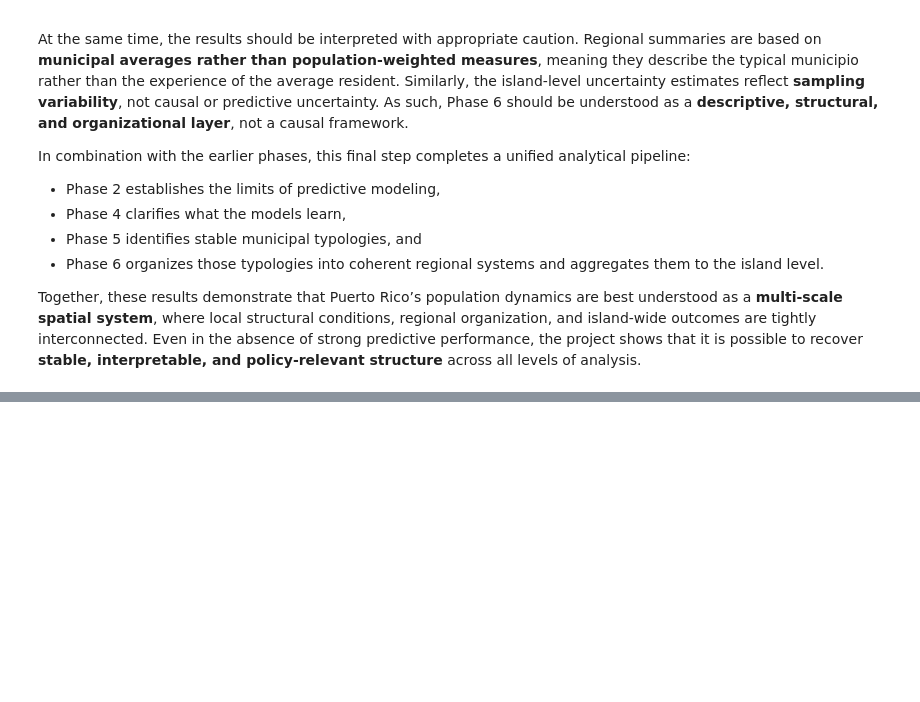
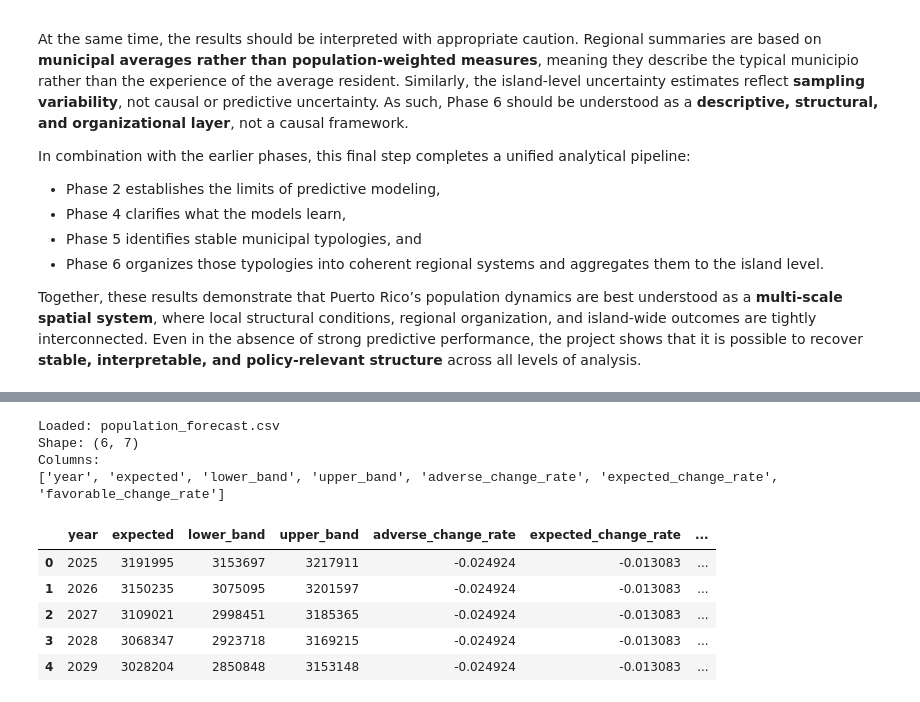
Before and after one commit to Venettov/CAPSTONE_DATA_SCIENCE_RIVERARUIZ, a Jupyter notebook: analysis/Phase6_Regional_Systems_Spatial_Coherence_and_Cross_Scale_Structure.ipynb, the cells around one changed output, grey strips where cells are left out. Drawn from its saved outputs; the diff is of its cells as text; code cells hidden in the pictures; blank space fills up the shorter version.

```diff
--- a/analysis/Phase6_Regional_Systems_Spatial_Coherence_and_Cross_Scale_Structure.ipynb
+++ b/analysis/Phase6_Regional_Systems_Spatial_Coherence_and_Cross_Scale_Structure.ipynb
@@ -1688,0 +1956,34 @@ Together, these results demonstrate that Puerto Rico’s population dynamics are
+# %%
+from pathlib import Path
+import pandas as pd
+
+analysis_dir = Path(".")
+
+forecast_candidates = [
+    analysis_dir / "population_forecast.csv",
+    analysis_dir / ".." / "analysis" / "population_forecast.csv",
+    analysis_dir / ".." / "population_forecast.csv",
+]
+forecast_path = next((p for p in forecast_candidates if p.exists()), None)
+
+if forecast_path is None:
+    raise FileNotFoundError("Could not find population_forecast.csv")
+
+forecast_df = pd.read_csv(forecast_path)
+
+print("Loaded:", forecast_path)
+print("Shape:", forecast_df.shape)
+print("Columns:")
+print(list(forecast_df.columns))
+display(forecast_df.head())
+# %% [output]
+Loaded: population_forecast.csv
+Shape: (6, 7)
+Columns:
+['year', 'expected', 'lower_band', 'upper_band', 'adverse_change_rate', 'expected_change_rate', 'favorable_change_rate']
+|  | year | expected | lower_band | upper_band | adverse_change_rate | expected_change_rate | ... |
+| 0 | 2025 | 3191995 | 3153697 | 3217911 | -0.024924 | -0.013083 | ... |
+| 1 | 2026 | 3150235 | 3075095 | 3201597 | -0.024924 | -0.013083 | ... |
+| 2 | 2027 | 3109021 | 2998451 | 3185365 | -0.024924 | -0.013083 | ... |
+| 3 | 2028 | 3068347 | 2923718 | 3169215 | -0.024924 | -0.013083 | ... |
+| 4 | 2029 | 3028204 | 2850848 | 3153148 | -0.024924 | -0.013083 | ... |
```
Also changed, not shown: parts of 3 cells of this notebook, 14 other files.
